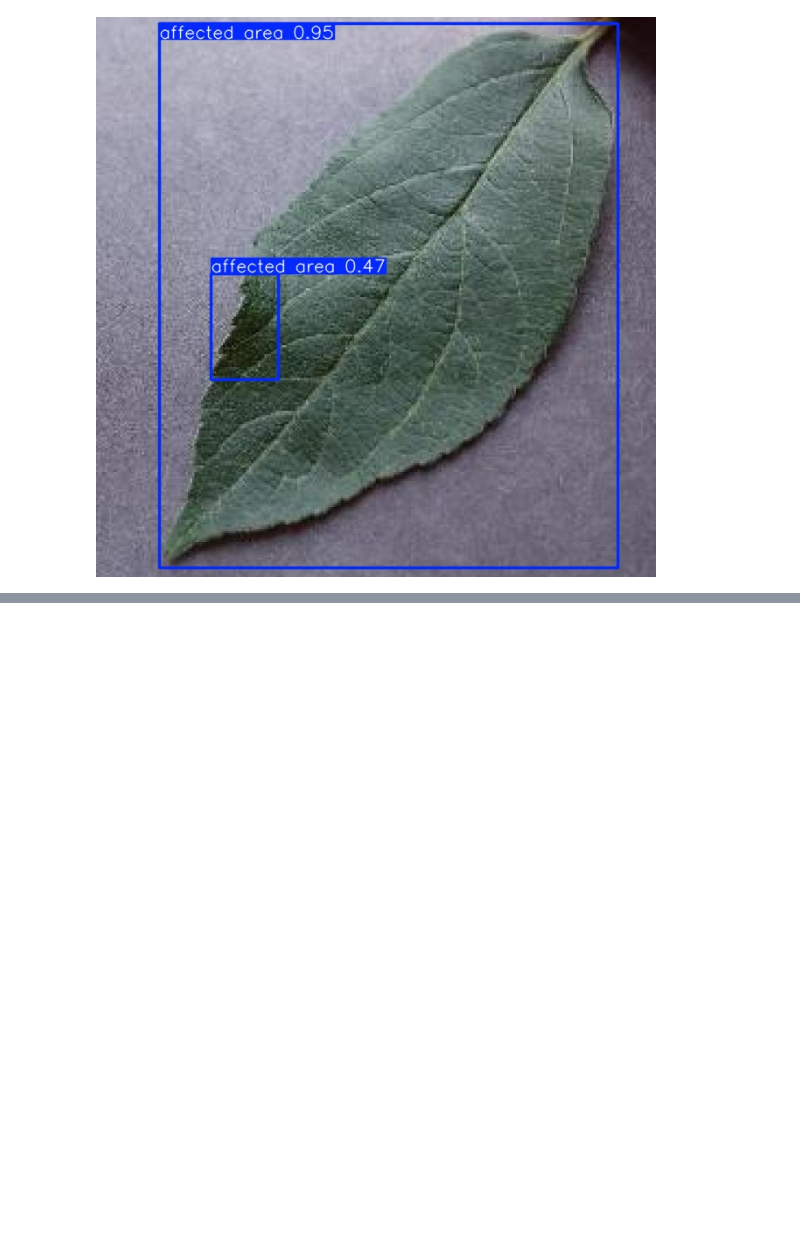
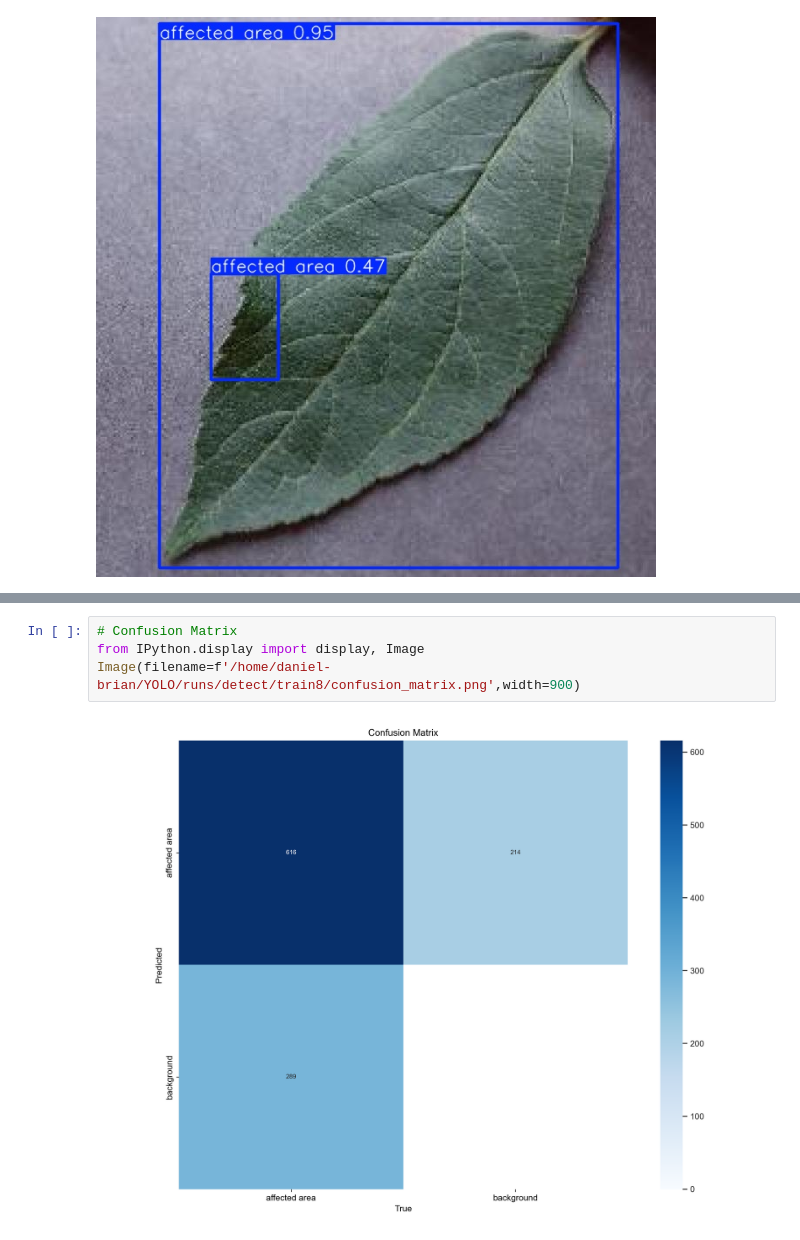
Before and after one commit to Dbriane208/LeafGuard-Model, a Jupyter notebook: Apple-Disease-Detection-YOLOv9.ipynb, the cells around one changed output, grey strips where cells are left out. Cells and saved outputs as stored; diff of their text form; blank space fills up the shorter version.

```diff
--- a/Apple-Disease-Detection-YOLOv9.ipynb
+++ b/Apple-Disease-Detection-YOLOv9.ipynb
@@ -139,0 +193,6 @@ for image_path in glob.glob('/home/daniel-brian/YOLO/runs/detect/predict/*.jpg')
+# %%
+# Confusion Matrix
+from IPython.display import display, Image
+Image(filename=f'/home/daniel-brian/YOLO/runs/detect/train8/confusion_matrix.png',width=900)
+# %% [output]
+[figure, added]
```
Also changed, not shown: parts of 13 cells of this notebook.
